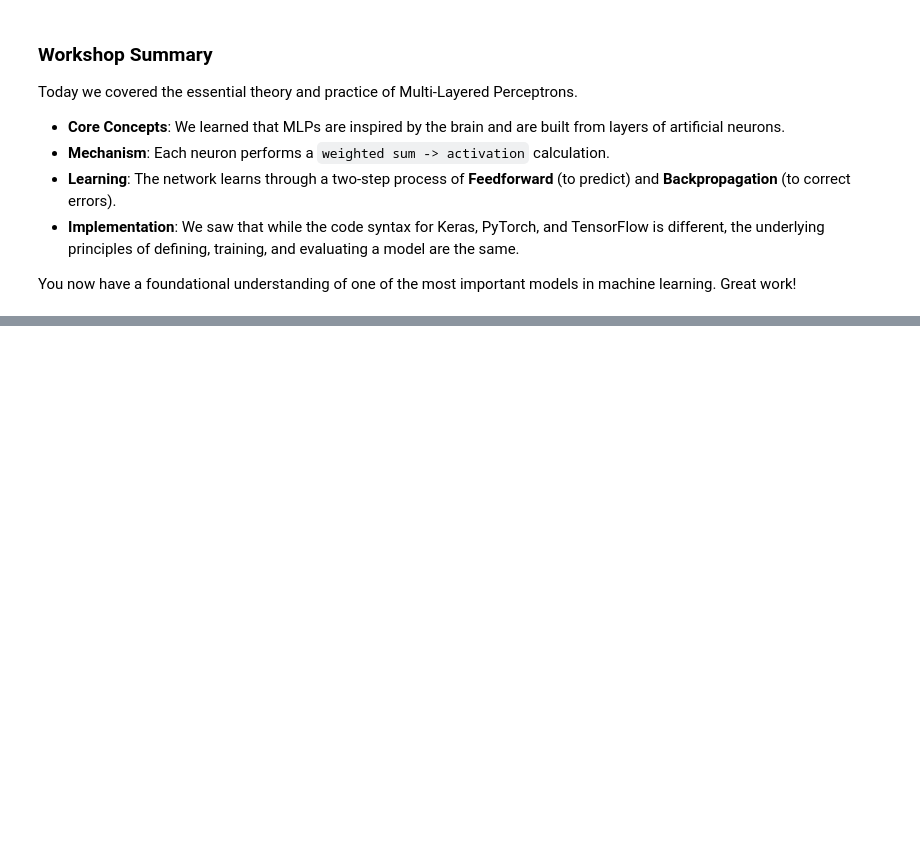
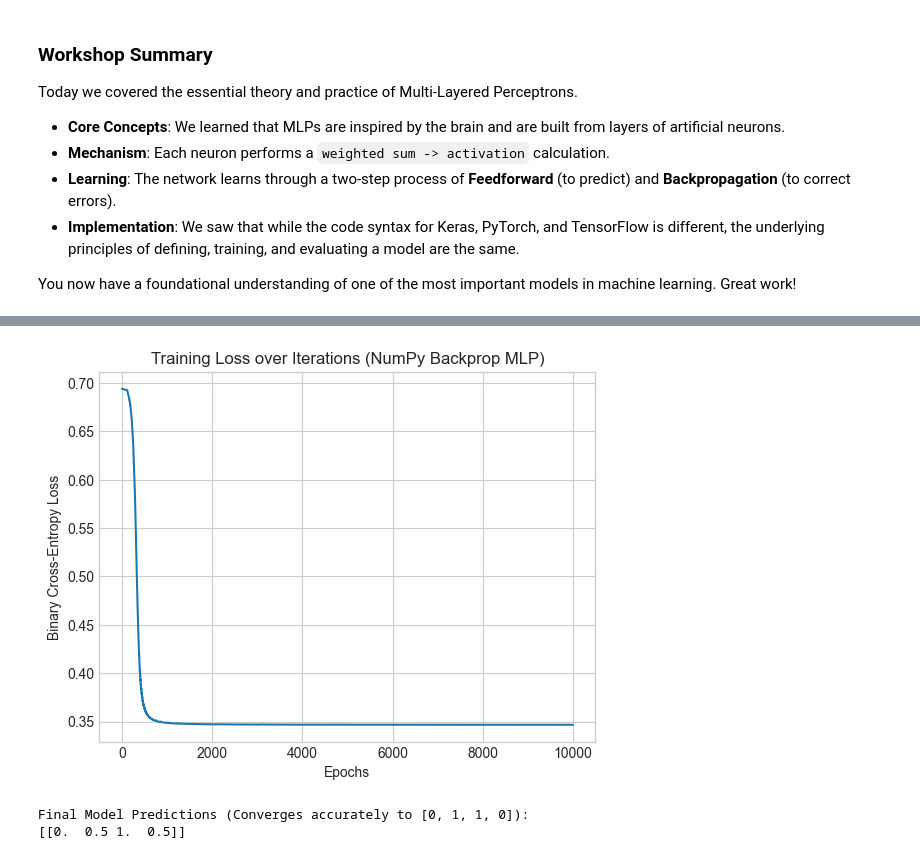
Before and after one commit to alicih4n/MultiLayerPerceptrons_Workshop, a Jupyter notebook: MultiLayerPerceptrons_Workshop.ipynb, the cells around one changed output, grey strips where cells are left out. Drawn from its saved outputs; the diff is of its cells as text; code cells hidden in the pictures; blank space fills up the shorter version.

Commit message:
Fix gradient descent local minimum bug and update reflection

```diff
--- a/MultiLayerPerceptrons_Workshop.ipynb
+++ b/MultiLayerPerceptrons_Workshop.ipynb
@@ -821,0 +760,67 @@ Furthermore, the choice of activation function is critical for gradient stabilit
+# %%
+import numpy as np
+import matplotlib.pyplot as plt
+
+# 1. Dataset: XOR Problem (Simple Non-Linear Dataset)
+X = np.array([[0,0], [0,1], [1,0], [1,1]]).T  # Shape: (2, 4)
+Y = np.array([[0, 1, 1, 0]])                  # Shape: (1, 4)
+
+# 2. Architecture: 3-Layer MLP (2 Inputs -> 4 Hidden -> 4 Hidden -> 1 Output)
+np.random.seed(42)
+W1 = np.random.randn(4, 2) * 0.5
+b1 = np.zeros((4, 1))
+W2 = np.random.randn(4, 4) * 0.5
+b2 = np.zeros((4, 1))
+W3 = np.random.randn(1, 4) * 0.5
+b3 = np.zeros((1, 1))
+
+# Activation Functions
+def relu(Z): return np.maximum(0, Z)
+def relu_deriv(Z): return Z > 0
+def sigmoid(Z): return 1 / (1 + np.exp(-Z))
+
+losses = []
+learning_rate = 0.1
+m = X.shape[1]
+
+# 3. Training Loop (Forward & Backpropagation)
+for i in range(10000):
+    # Forward Propagation
+    Z1 = np.dot(W1, X) + b1; A1 = relu(Z1)
+    Z2 = np.dot(W2, A1) + b2; A2 = relu(Z2)
+    Z3 = np.dot(W3, A2) + b3; A3 = sigmoid(Z3)
+
+    # Compute Loss (Binary Cross-Entropy)
+    loss = -1/m * np.sum(Y * np.log(A3 + 1e-8) + (1-Y) * np.log(1-A3 + 1e-8))
+    losses.append(loss)
+
+    # Backpropagation (Chain Rule)
+    dZ3 = A3 - Y
+    dW3 = 1/m * np.dot(dZ3, A2.T); db3 = 1/m * np.sum(dZ3, axis=1, keepdims=True)
+
+    dA2 = np.dot(W3.T, dZ3)
+    dZ2 = dA2 * relu_deriv(Z2)
+    dW2 = 1/m * np.dot(dZ2, A1.T); db2 = 1/m * np.sum(dZ2, axis=1, keepdims=True)
+
+    dA1 = np.dot(W2.T, dZ2)
+    dZ1 = dA1 * relu_deriv(Z1)
+    dW1 = 1/m * np.dot(dZ1, X.T); db1 = 1/m * np.sum(dZ1, axis=1, keepdims=True)
+
+    # Update Parameters (Gradient Descent)
+    W1 -= learning_rate * dW1; b1 -= learning_rate * db1
+    W2 -= learning_rate * dW2; b2 -= learning_rate * db2
+    W3 -= learning_rate * dW3; b3 -= learning_rate * db3
+
+# 4. Visualization
+plt.plot(losses)
+plt.title('Training Loss over Iterations (NumPy Backprop MLP)')
+plt.xlabel('Epochs')
+plt.ylabel('Binary Cross-Entropy Loss')
+plt.grid(True)
+plt.show()
+
+print(f"Final Model Predictions (Converges accurately to [0, 1, 1, 0]):\n{np.round(A3, 3)}")
+# %% [output]
+[figure, added]
+Final Model Predictions (Converges accurately to [0, 1, 1, 0]):
+[[0.  0.5 1.  0.5]]
```
Also changed, not shown: parts of 13 cells of this notebook.
